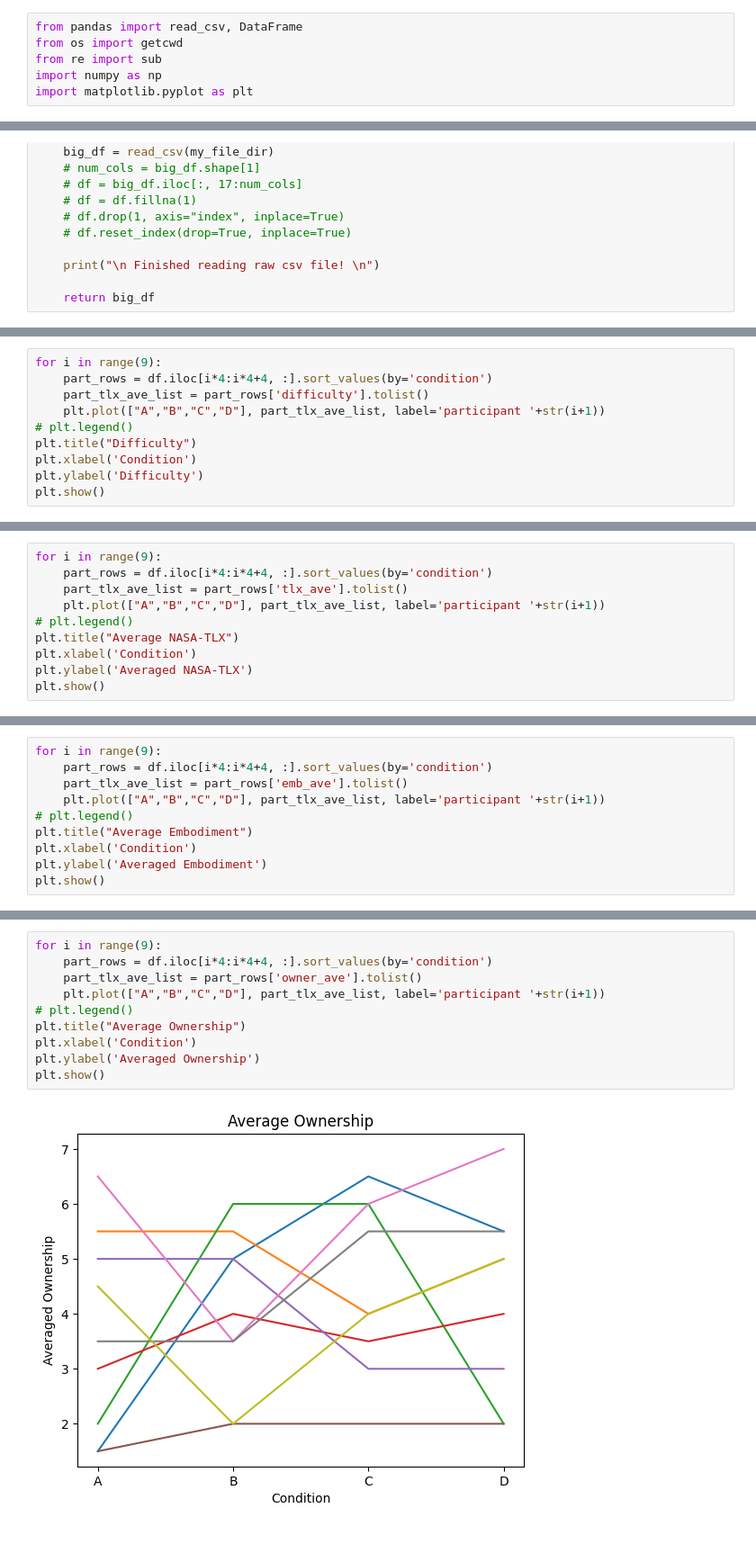
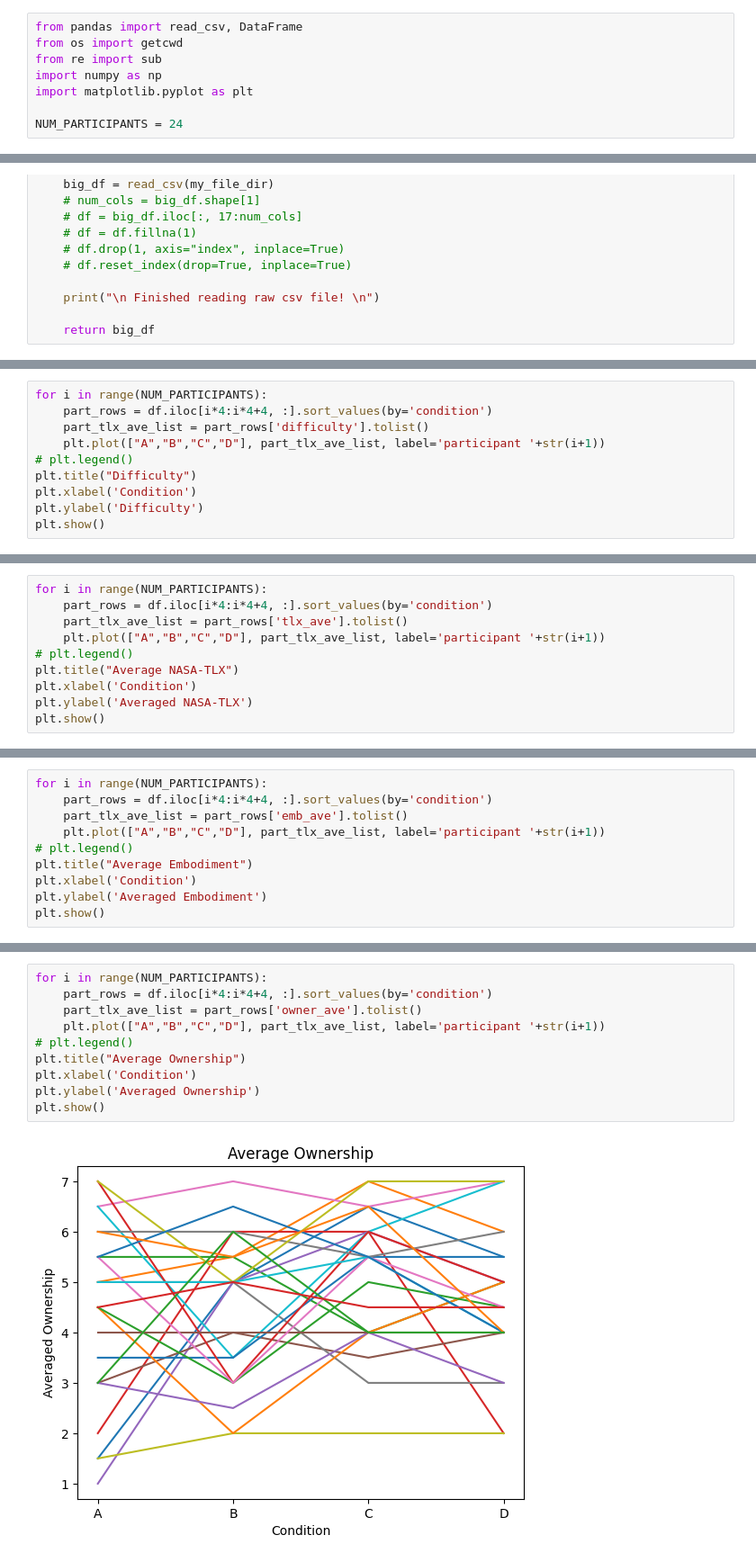
Before and after one commit to mpan31415/robot-x-ar, a Jupyter notebook: plotting.ipynb, the cells around one changed output, grey strips where cells are left out. Shown at 90% size. Drawn from its saved outputs; the diff is of its cells as text.

```diff
--- a/plotting.ipynb
+++ b/plotting.ipynb
@@ -4,6 +4,8 @@ from os import getcwd
 from re import sub
 import numpy as np
 import matplotlib.pyplot as plt
+
+NUM_PARTICIPANTS = 24
 # %%
 ##########################################################################################
 def get_cleaned_data():
@@ -35,5 +37,5 @@ df.groupby(by=['condition']).mean()
 # %%
-for i in range(9):
+for i in range(NUM_PARTICIPANTS):
     part_rows = df.iloc[i*4:i*4+4, :].sort_values(by='condition')
     part_tlx_ave_list = part_rows['difficulty'].tolist()
     plt.plot(["A","B","C","D"], part_tlx_ave_list, label='participant '+str(i+1))
@@ -47,5 +49,5 @@ plt.show()
 # %%
-for i in range(9):
+for i in range(NUM_PARTICIPANTS):
     part_rows = df.iloc[i*4:i*4+4, :].sort_values(by='condition')
     part_tlx_ave_list = part_rows['tlx_ave'].tolist()
     plt.plot(["A","B","C","D"], part_tlx_ave_list, label='participant '+str(i+1))
@@ -59,5 +61,5 @@ plt.show()
 # %%
-for i in range(9):
+for i in range(NUM_PARTICIPANTS):
     part_rows = df.iloc[i*4:i*4+4, :].sort_values(by='condition')
     part_tlx_ave_list = part_rows['emb_ave'].tolist()
     plt.plot(["A","B","C","D"], part_tlx_ave_list, label='participant '+str(i+1))
@@ -71,13 +73,13 @@ plt.show()
 # %%
-for i in range(9):
+for i in range(NUM_PARTICIPANTS):
     part_rows = df.iloc[i*4:i*4+4, :].sort_values(by='condition')
     part_tlx_ave_list = part_rows['owner_ave'].tolist()
     plt.plot(["A","B","C","D"], part_tlx_ave_list, label='participant '+str(i+1))
 # plt.legend()
 plt.title("Average Ownership")
 plt.xlabel('Condition')
 plt.ylabel('Averaged Ownership')
 plt.show()
 # %% [output]
-[figure, old version]
+[figure, new version]
 # %%
```
Also changed, not shown: parts of 5 cells of this notebook, 38 other files.
